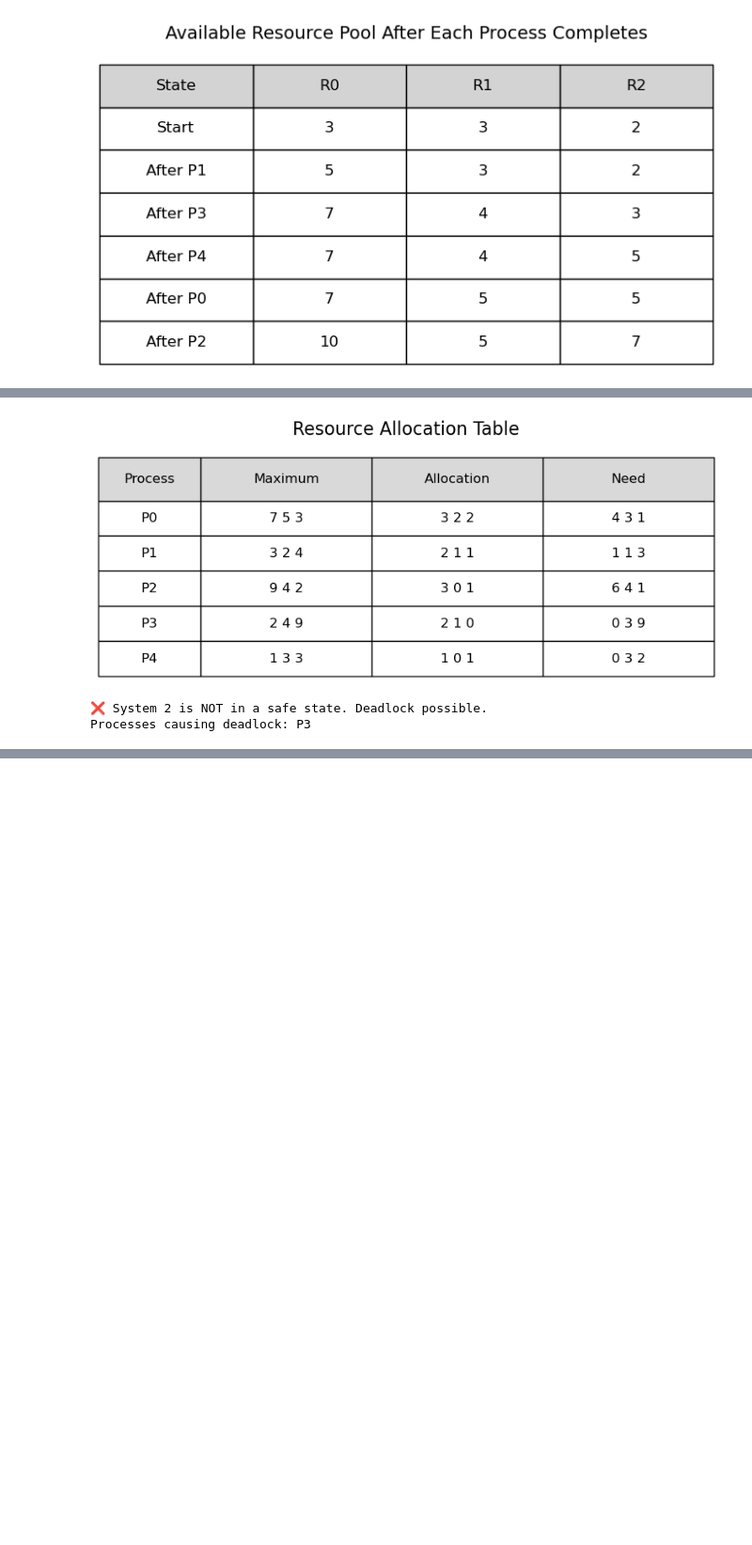
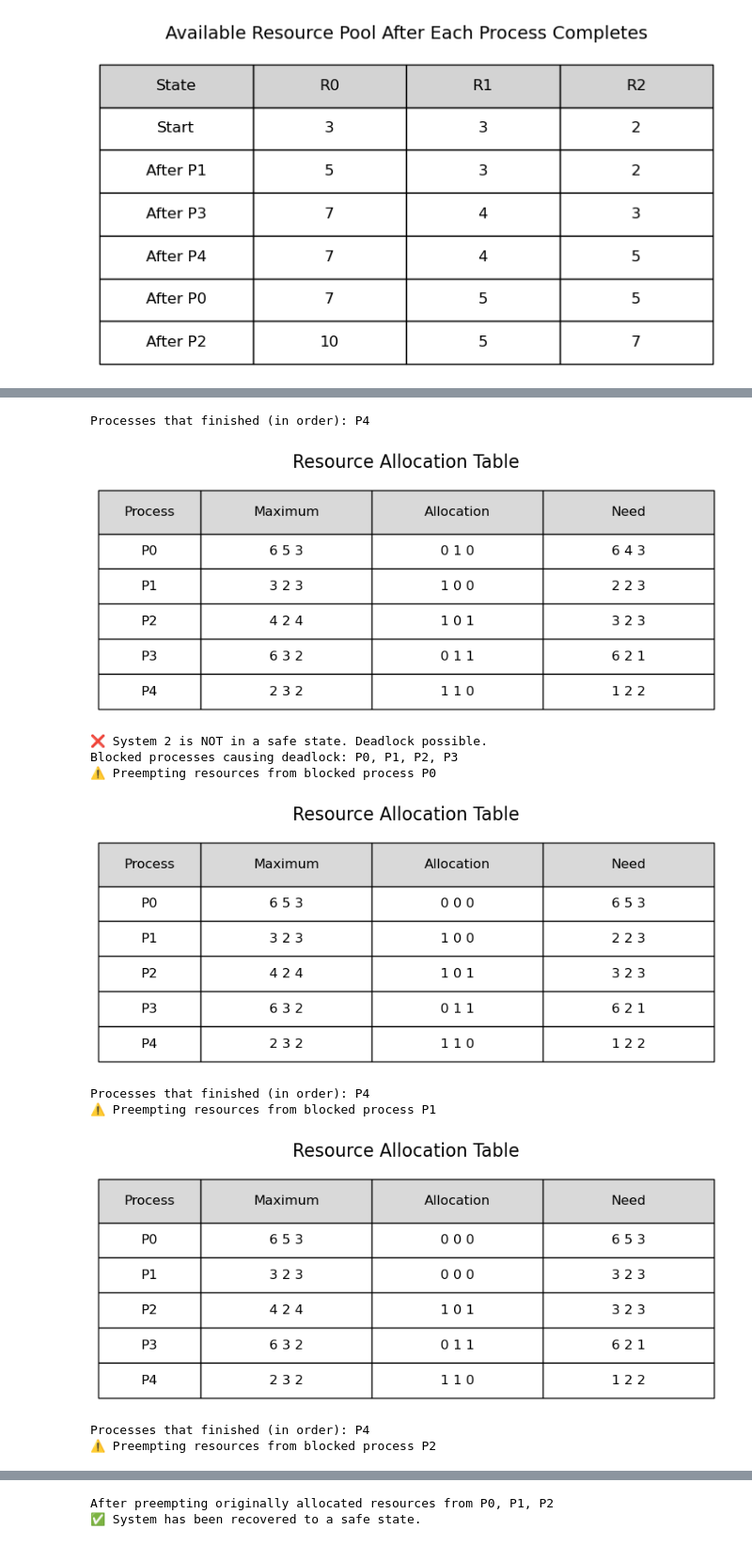
Before and after one commit to quynhtruong1303/bankers_algorithm, a Jupyter notebook: BankersAlgorithm.ipynb, the cells around one changed output, grey strips where cells are left out. Shown at 94% size. Cells and saved outputs as stored; diff of their text form; code cells hidden in the pictures; blank space fills up the shorter version.

```diff
--- a/BankersAlgorithm.ipynb
+++ b/BankersAlgorithm.ipynb
@@ -8,7 +8,7 @@ from matplotlib.table import Table
 # --------------------------
 # 1. Banker's Safety Algorithm
 # --------------------------
-def is_safe(available, allocation, need):
+def is_safe(available, allocation, need, n_processes):
     """
     Checks if the system is in a safe state.
     Returns True and the safe sequence if so.
@@ -22,7 +22,7 @@ def is_safe(available, allocation, need):
     while len(safe_sequence) < n_processes:
         allocated_in_this_round = False
         for i in range(n_processes):
-            if not finish[i] and all(need[i] <= work):
+            if not finish[i] and np.all(need[i] <= work):
                 work += allocation[i]    # process releases its resources
                 finish[i] = True
                 safe_sequence.append(i)
@@ -30,11 +30,11 @@ def is_safe(available, allocation, need):
                 allocated_in_this_round = True
         if not allocated_in_this_round:
             # Detect blocked processes that are waiting for resources
+            print(f"Processes that finished (in order): {', '.join([f'P{i}' for i in safe_sequence])}")
             for i in range(n_processes):
                 if not finish[i] and any(need[i] > work):
                     blocked_processes.append(f"P{i}")
             return False, blocked_processes, []
-
     return True, safe_sequence, available_log
 
 # --------------------------
@@ -135,7 +135,7 @@ def visualize_available_log(available_log, sequence):
 
     # Add data rows
     for i, pool in enumerate(available_log):
-        state_label = "Start" if i == 0 else f"After P{sequence[i-1]}"
+        state_label = f"Start" if i == 0 else f"After P{sequence[i-1]}"
         table.add_cell(i+1, 0, col_widths[0], 0.4, text=state_label, loc='center')
         for j in range(n_resources):
             table.add_cell(i+1, j+1, col_widths[j+1], 0.4, text=str(pool[j]), loc='center')
@@ -180,7 +180,7 @@ allocation = np.array([
 need = maximum - allocation
 
 # Check for system safety and visualize
-safe, sequence, available_log = is_safe(available, allocation, need)
+safe, sequence, available_log = is_safe(available, allocation, need, n_processes)
 
 # Visualize maximum, allocation, and need matrices
 processes = [f"P{i}" for i in range(n_processes)]
@@ -193,7 +193,7 @@ if safe:
 else:
     print("\n❌ System 1 is NOT in a safe state. Deadlock possible.")
     blocked_processes = sequence
-    print(f"Processes causing deadlock: {', '.join(blocked_processes)}")  # Display processes causing deadlock
+    print(f"Blocked processes causing deadlock: {', '.join(blocked_processes)}")  # Display processes causing deadlock
 # %% [output]
 [figure]
 ✅ System is in a SAFE state.
@@ -207,45 +243,68 @@ n_processes = 5
 n_resources = 3
 
 # Available resources
 available = np.array([3, 3, 2])
 
 # Maximum demand for each process
 maximum = np.array([
-    [7, 5, 3],
-    [3, 2, 4],
-    [9, 4, 2],
-    [2, 4, 9],
-    [1, 3, 3]
+    [6, 5, 3],
+    [3, 2, 3],
+    [4, 2, 4],
+    [6, 3, 2],
+    [2, 3, 2]
 ])
 
 # Current allocation for each process
 allocation = np.array([
-    [3, 2, 2],
-    [2, 1, 1],
-    [3, 0, 1],
-    [2, 1, 0],
-    [1, 0, 1]
+    [0, 1, 0],
+    [1, 0, 0],
+    [1, 0, 1],
+    [0, 1, 1],
+    [1, 1, 0]
 ])
 
 # Need matrix: Maximum - Allocation
 need = maximum - allocation
 
 # Check for system safety and visualize
-safe, sequence, available_log = is_safe(available, allocation, need)
+safe, sequence, available_log = is_safe(available, allocation, need, n_processes)
 
 # Visualize maximum, allocation, and need matrices
 processes = [f"P{i}" for i in range(n_processes)]
 visualize_matrices(maximum, allocation, need, processes)
 
 if safe:
     print("✅ System 2 is in a SAFE state.")
     visualize_safe_sequence(sequence)
     visualize_available_log(available_log, sequence)
 else:
     print("\n❌ System 2 is NOT in a safe state. Deadlock possible.")
-    blocked_processes = sequence
-    print(f"Processes causing deadlock: {', '.join(blocked_processes)}")  # Display processes causing deadlock
+    #print(f"Blocked processes causing deadlock: {', '.join(sequence)}")
+
+    # Attempt recovery
+    finished_before_deadlock = [i for i in range(n_processes) if f'P{i}' not in sequence]
+    blocked_processes = [f'P{i}' for i in range(n_processes) if f'P{i}' in sequence]
+
+    print(f"Blocked processes causing deadlock: {', '.join(blocked_processes)}")
+
+    safe, recovered_sequence, recovered_log = resource_preemption(available.copy(), allocation.copy(), need.copy(), maximum.copy(), blocked_processes.copy())
+
+    if safe:
+        print("✅ System has been recovered to a safe state.")
+        final_sequence = finished_before_deadlock + [p for p in recovered_sequence if p not in finished_before_deadlock]
+        visualize_safe_sequence(final_sequence)
+        visualize_available_log(recovered_log, final_sequence)
+    else:
+        print("⚠️ Deadlock recovery failed. Manual intervention required.")
 # %% [output]
+Processes that finished (in order): P4
 [figure]
-❌ System 2 is NOT in a safe state. Deadlock possible.
-Processes causing deadlock: P3
+❌ System 2 is NOT in a safe state. Deadlock possible.
+Blocked processes causing deadlock: P0, P1, P2, P3
+⚠️ Preempting resources from blocked process P0
+[figure, added]
+Processes that finished (in order): P4
+⚠️ Preempting resources from blocked process P1
+[figure, added]
+Processes that finished (in order): P4
+⚠️ Preempting resources from blocked process P2
@@ -251,0 +312,2 @@ Processes causing deadlock: P3
+After preempting originally allocated resources from P0, P1, P2
+✅ System has been recovered to a safe state.
```
Also changed, not shown: parts of 5 cells of this notebook.
